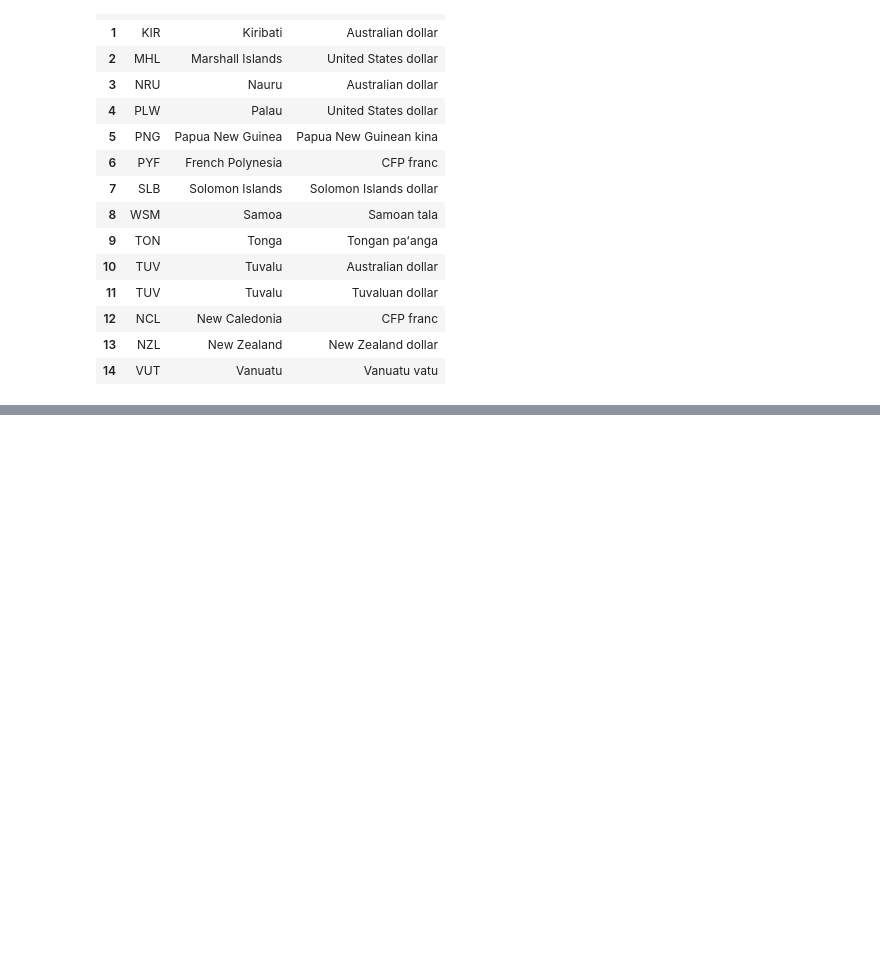
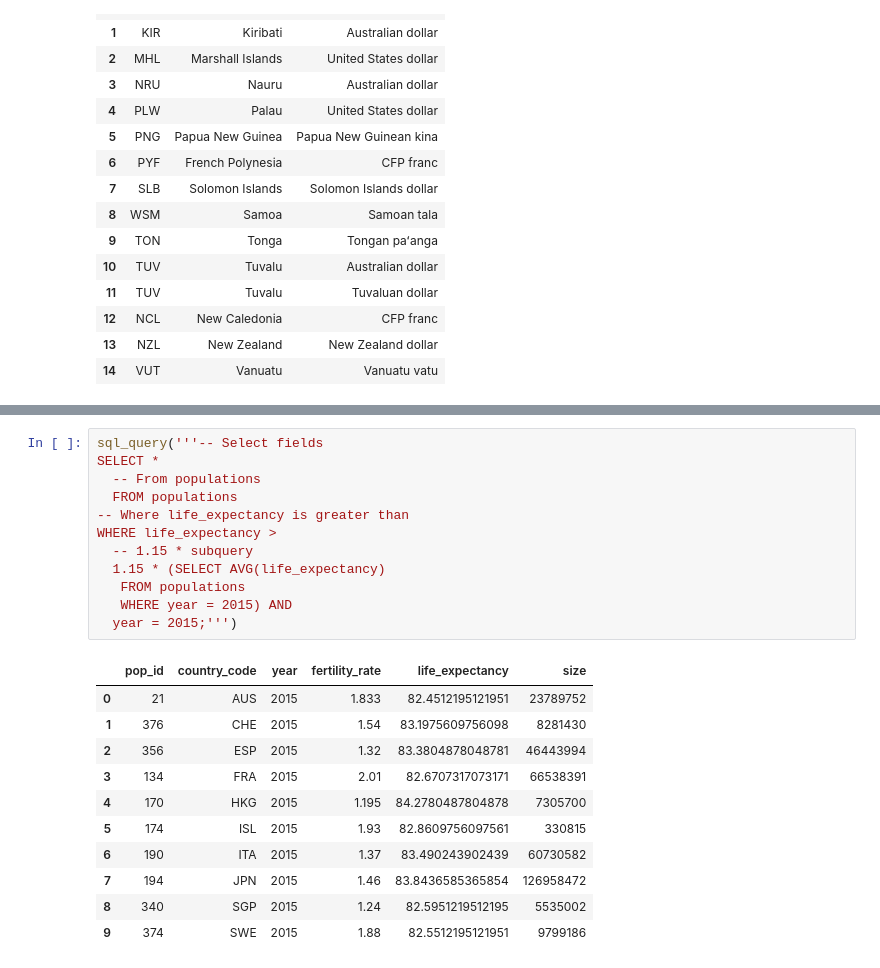
Before and after one commit to MikSm1th/datacamp_notes, a Jupyter notebook: joining_data_in_SQL/Set theory clauses.ipynb, the cells around one changed output, grey strips where cells are left out. Drawn from its saved outputs; the diff is of its cells as text; blank space fills up the shorter version.

```diff
--- a/joining_data_in_SQL/Set theory clauses.ipynb
+++ b/joining_data_in_SQL/Set theory clauses.ipynb
@@ -374,0 +443,24 @@ WHERE continent = 'Oceania';''')
+# %%
+sql_query('''-- Select fields
+SELECT *
+  -- From populations
+  FROM populations
+-- Where life_expectancy is greater than
+WHERE life_expectancy >
+  -- 1.15 * subquery
+  1.15 * (SELECT AVG(life_expectancy)
+   FROM populations
+   WHERE year = 2015) AND
+  year = 2015;''')
+# %% [output]
+|  | pop_id | country_code | year | fertility_rate | life_expectancy | size |
+| 0 | 21 | AUS | 2015 | 1.833 | 82.4512195121951 | 23789752 |
+| 1 | 376 | CHE | 2015 | 1.54 | 83.1975609756098 | 8281430 |
+| 2 | 356 | ESP | 2015 | 1.32 | 83.3804878048781 | 46443994 |
+| 3 | 134 | FRA | 2015 | 2.01 | 82.6707317073171 | 66538391 |
+| 4 | 170 | HKG | 2015 | 1.195 | 84.2780487804878 | 7305700 |
+| 5 | 174 | ISL | 2015 | 1.93 | 82.8609756097561 | 330815 |
+| 6 | 190 | ITA | 2015 | 1.37 | 83.490243902439 | 60730582 |
+| 7 | 194 | JPN | 2015 | 1.46 | 83.8436585365854 | 126958472 |
+| 8 | 340 | SGP | 2015 | 1.24 | 82.5951219512195 | 5535002 |
+| 9 | 374 | SWE | 2015 | 1.88 | 82.5512195121951 | 9799186 |
```
Also changed, not shown: parts of 15 cells of this notebook.
